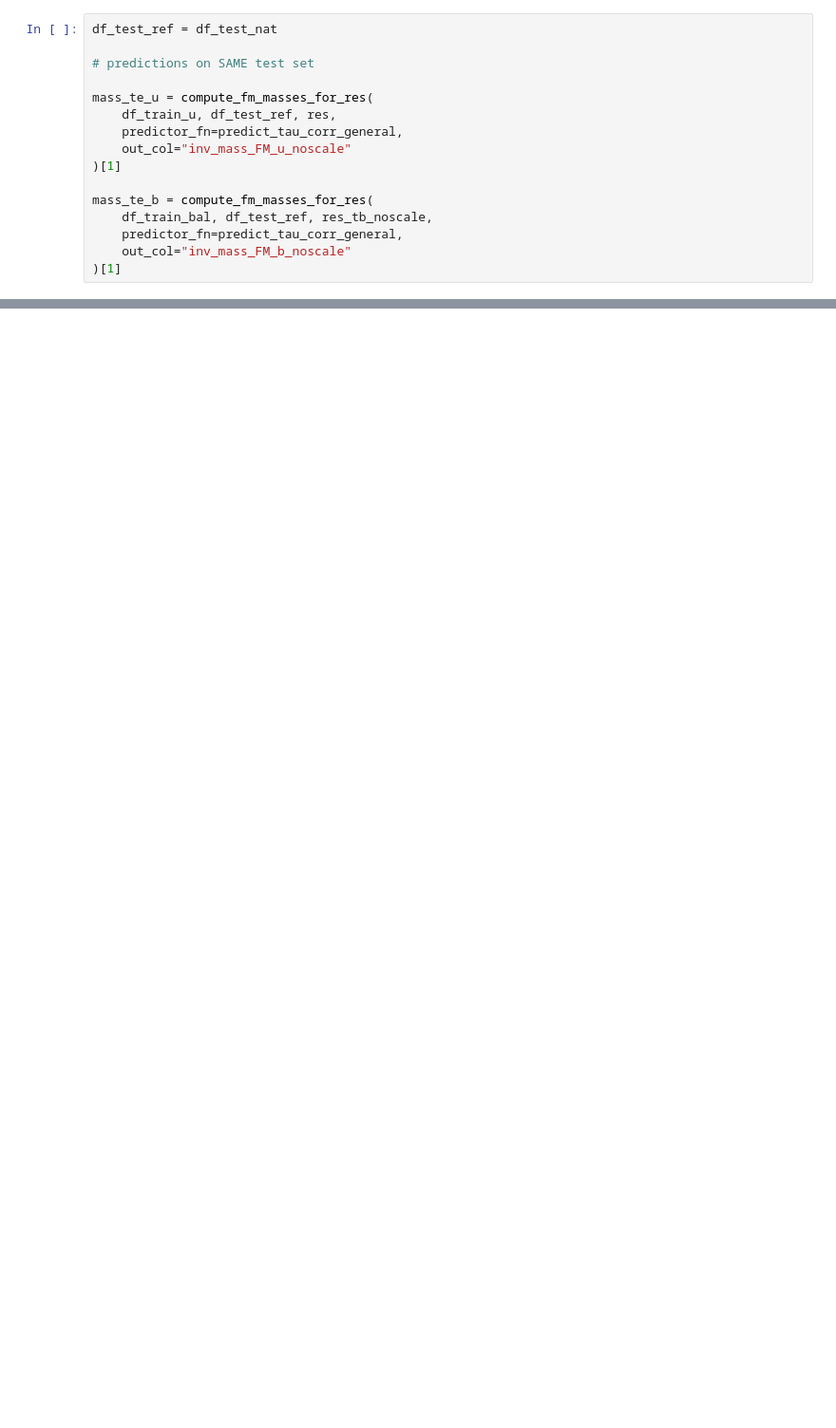
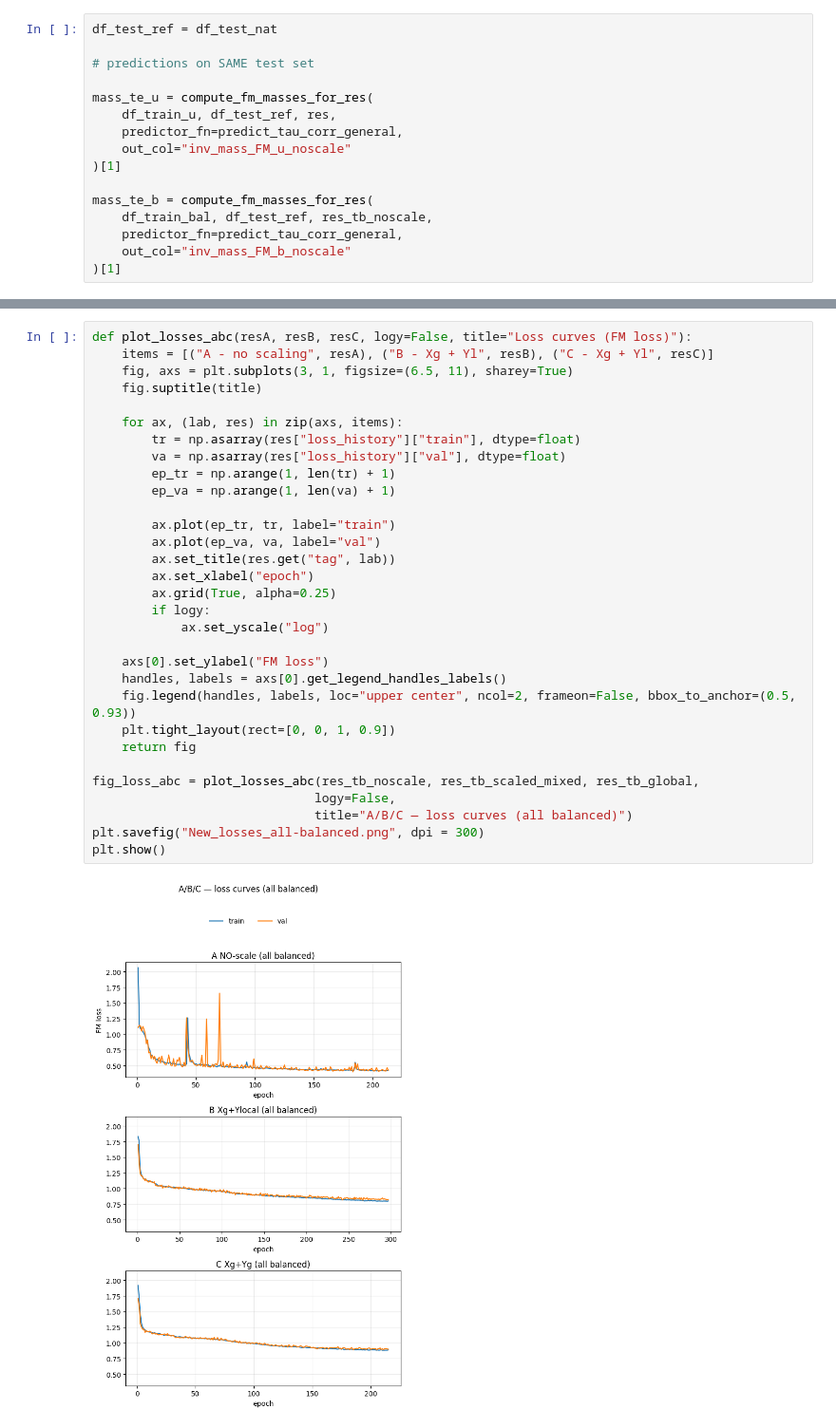
Before and after one commit to elisabreviglieri/Thesis, a Jupyter notebook: Flow_Matching/DrellYan-Higgs+FlatSamples_newTests3.ipynb, the cells around one changed output, grey strips where cells are left out. Shown at 95% size. Saved outputs shown, nothing was run; the diff lists cells and outputs as text; blank space fills up the shorter version.

Commit message:
new tests - balanced vs unbalanced - flat samples

```diff
--- a/Flow_Matching/DrellYan-Higgs+FlatSamples_newTests3.ipynb
+++ b/Flow_Matching/DrellYan-Higgs+FlatSamples_newTests3.ipynb
@@ -4729 +4729,34 @@ print(f"Saved figure to: {output_file}")
 Saved figure to: FM_mass_unbalanced_vs_allbalanced.png
+# %%
+def plot_losses_abc(resA, resB, resC, logy=False, title="Loss curves (FM loss)"):
+    items = [("A - no scaling", resA), ("B - Xg + Yl", resB), ("C - Xg + Yl", resC)]
+    fig, axs = plt.subplots(3, 1, figsize=(6.5, 11), sharey=True)
+    fig.suptitle(title)
+
+    for ax, (lab, res) in zip(axs, items):
+        tr = np.asarray(res["loss_history"]["train"], dtype=float)
+        va = np.asarray(res["loss_history"]["val"], dtype=float)
+        ep_tr = np.arange(1, len(tr) + 1)
+        ep_va = np.arange(1, len(va) + 1)
+
+        ax.plot(ep_tr, tr, label="train")
+        ax.plot(ep_va, va, label="val")
+        ax.set_title(res.get("tag", lab))
+        ax.set_xlabel("epoch")
+        ax.grid(True, alpha=0.25)
+        if logy:
+            ax.set_yscale("log")
+
+    axs[0].set_ylabel("FM loss")
+    handles, labels = axs[0].get_legend_handles_labels()
+    fig.legend(handles, labels, loc="upper center", ncol=2, frameon=False, bbox_to_anchor=(0.5, 0.93))
+    plt.tight_layout(rect=[0, 0, 1, 0.9])
+    return fig
+
+fig_loss_abc = plot_losses_abc(res_tb_noscale, res_tb_scaled_mixed, res_tb_global,
+                              logy=False,
+                              title="A/B/C — loss curves (all balanced)")
+plt.savefig("New_losses_all-balanced.png", dpi = 300)
+plt.show()
+# %% [output]
+[figure, added]
```
Also changed, not shown: parts of 5 cells of this notebook, 1 other file.
